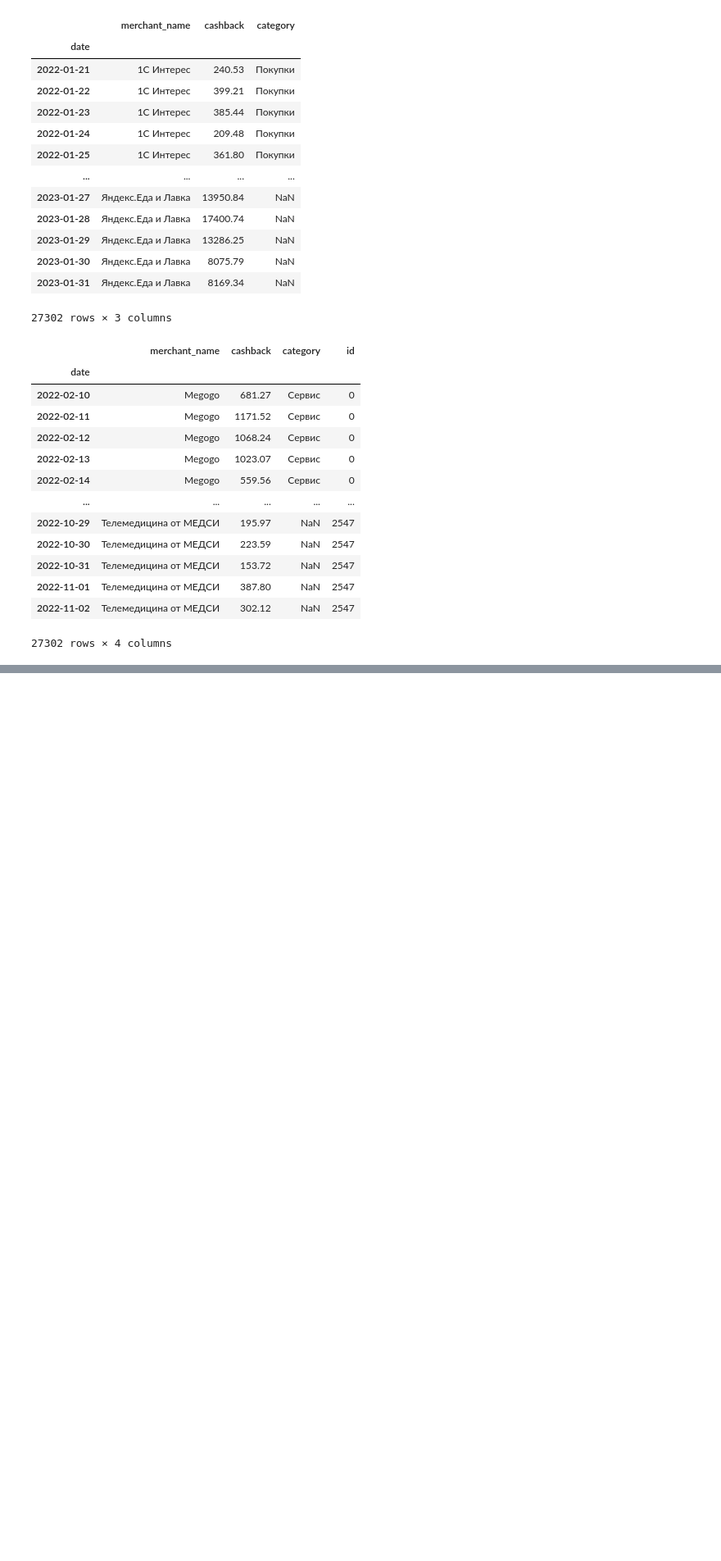
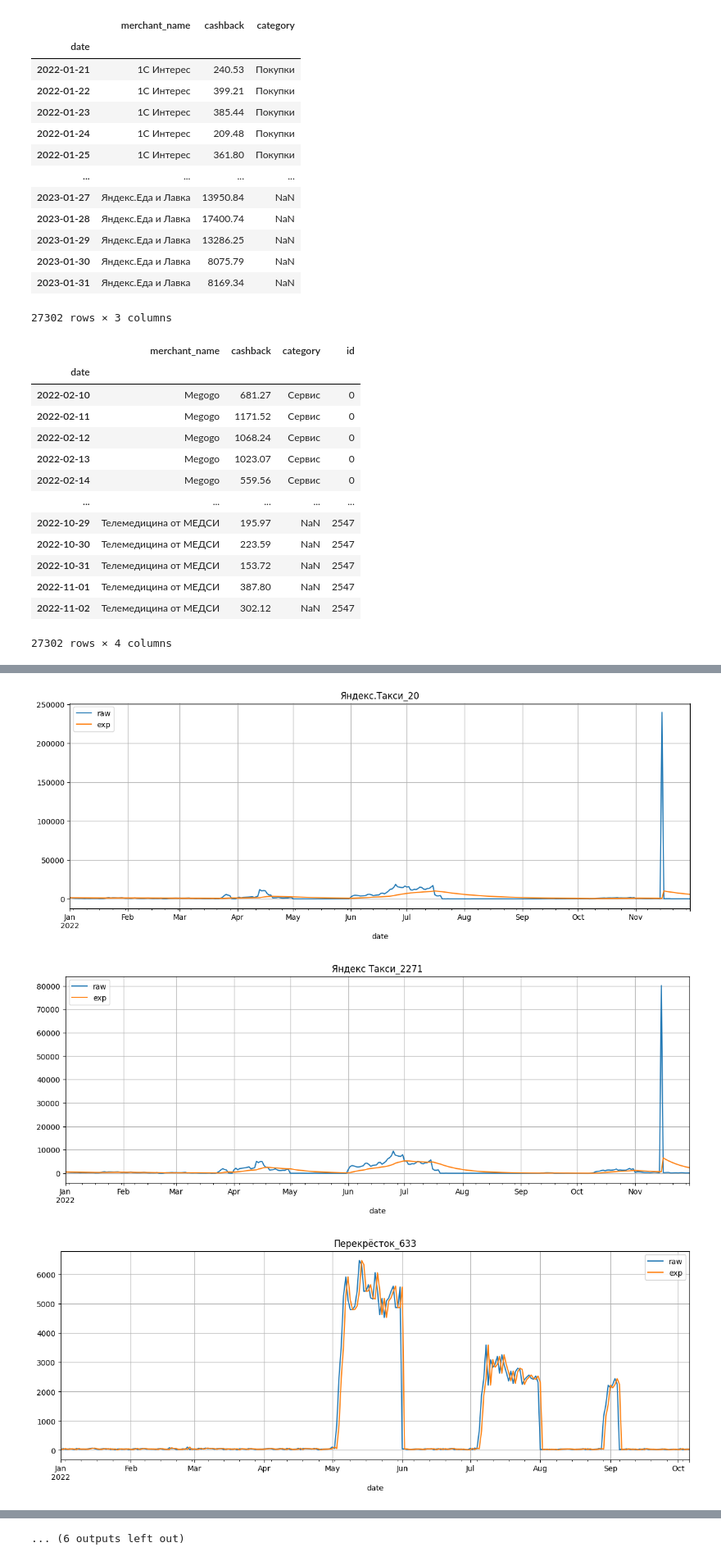
Before and after one commit to mikhio/spas, a Jupyter notebook: data_sort.ipynb, the cells around one changed output, grey strips where cells are left out. Shown at 82% size. Cells and saved outputs as stored; diff of their text form; code cells hidden in the pictures; blank space fills up the shorter version.

```diff
--- a/data_sort.ipynb
+++ b/data_sort.ipynb
@@ -58,0 +64,2 @@ df2
+# %%
+ids_list = list(set(df2['id']))
@@ -58,0 +86,12 @@ df2
+# %%
+datal = {}
+
+for i in ids_list:
+    count = len(df2[df2['id']==i])
+    budget = int(df2.loc[df2['id'] == i, 'cashback'].sum())
+    if (count > 100) and (budget > 5000):
+        datal[i] = [count, budget, df2.loc[df2['id'] == i, 'merchant_name'].iloc[0]]
+
+
+datal = dict(sorted(datal.items(), key=lambda item: item[1], reverse=True))
+datal
@@ -58,0 +117,30 @@ df2
+# %%
+for x in list(datal.items())[:50]:
+    dx = df2.loc[df2['id'] == x[0], 'cashback']
+    rolling_dx = dx.rolling(dx.index.max() - dx.index.min()).mean()
+    fit1 = SimpleExpSmoothing(dx, initialization_method="heuristic").fit()
+
+    # fit2 = ExponentialSmoothing(
+    #     dx,
+    #     seasonal_periods=4,
+    #     trend="add",
+    #     seasonal="mul",
+    #     initialization_method="estimated",
+    # ).fit()
+    # simulations = fit2.simulate(8, repetitions=100, error="mul")
+    # simulations = fit2.simulate(16, anchor="2022-01-01", repetitions=100, error="mul", random_errors="bootstrap")
+
+
+    dx.plot(title=x[1][2] + '_' + str(x[0]), grid=True, figsize=(15, 5))
+    # rolling_dx.plot(title=x[1][2] + '_' + str(x[0]), grid=True, figsize=(15, 5))
+    plt.plot(fit1.fittedvalues)
+    # plt.plot(fit2.fittedvalues)
+    # plt.plot(simulations)
+    # fit2.forecast(8).plot()
+
+    plt.legend(['raw', 'exp'])
+    plt.show()
+# %% [output]
+[figure, added]
+[figure, added]
+[figure, added]
@@ -58,0 +156 @@ df2
+... (6 outputs left out)
```
Also changed, not shown: parts of 5 cells of this notebook, 4 other files.
